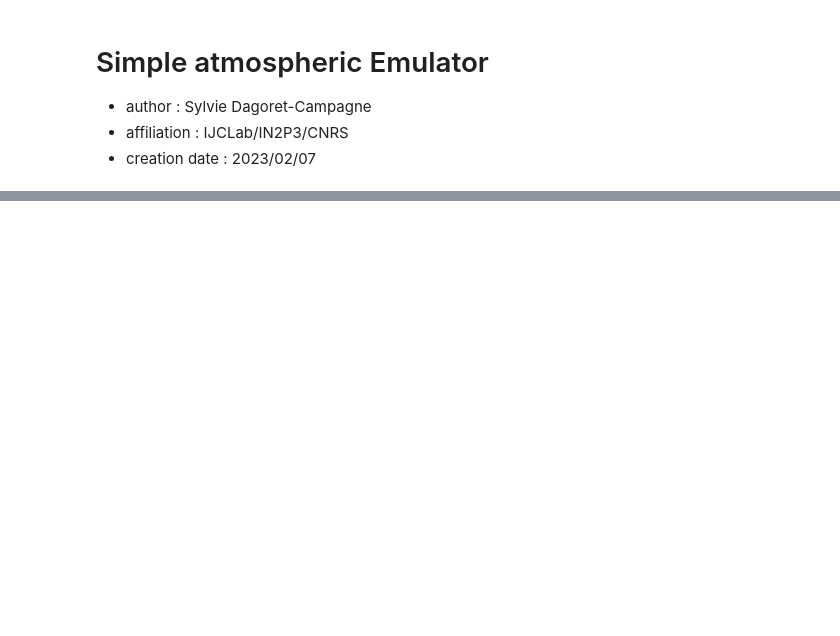
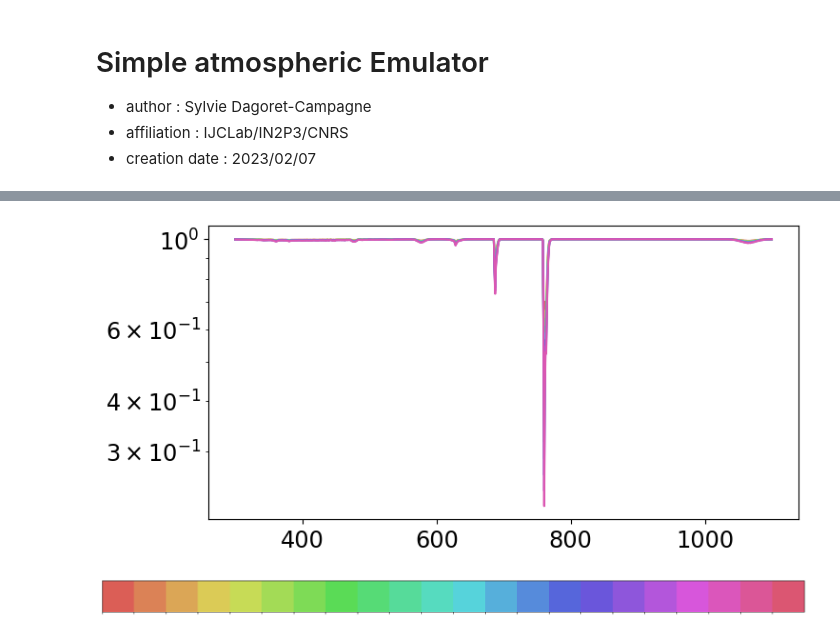
Before and after one commit to sylvielsstfr/AtmEmulator, a Jupyter notebook: SimpleEmulator/SimpleAtmosphericEmulator.ipynb, the cells around one changed output, grey strips where cells are left out. Drawn from its saved outputs; the diff is of its cells as text; code cells hidden in the pictures; blank space fills up the shorter version.

```diff
--- a/SimpleEmulator/SimpleAtmosphericEmulator.ipynb
+++ b/SimpleEmulator/SimpleAtmosphericEmulator.ipynb
@@ -120,0 +191,13 @@ emul = SimpleAtmEmulator()
+# %%
+for idx,am in enumerate(airmasses):
+
+    transm = emul.GetO2absTransparencyArray(WL,am)
+    plt.plot(WL,transm,color=hls_colors[idx])
+plt.yscale('log')
+# %% [output]
+[figure, added]
+# %%
+hls_colors = sns.color_palette("hls", NPWV)
+sns.palplot(hls_colors)
+# %% [output]
+[figure, added]
```
Also changed, not shown: parts of 13 cells of this notebook.
